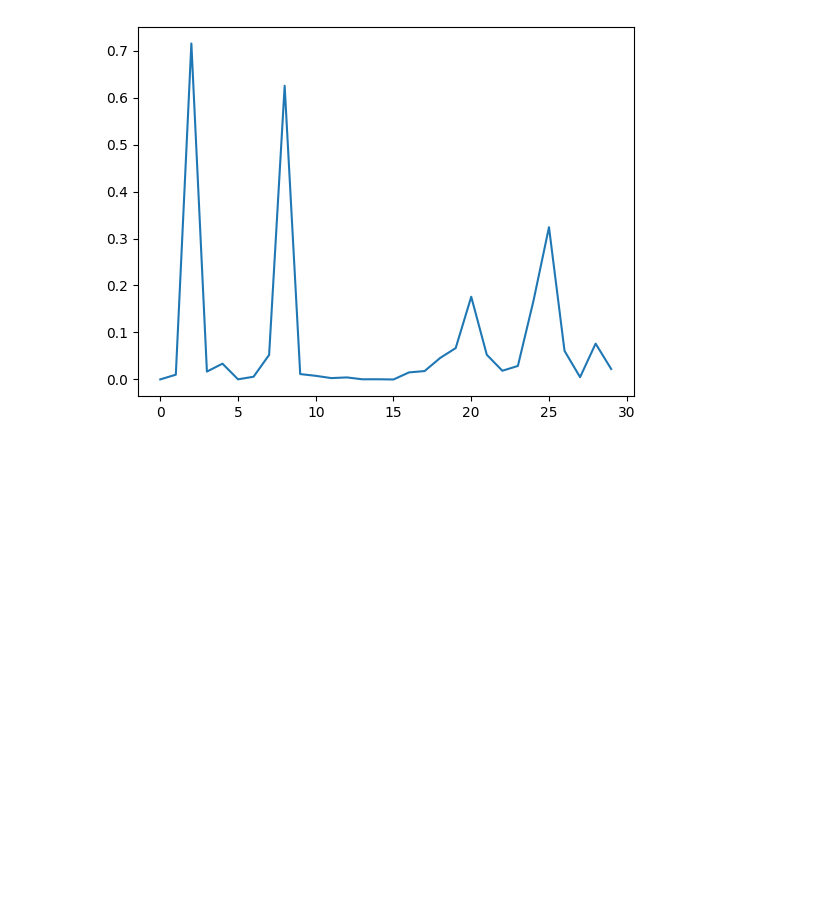
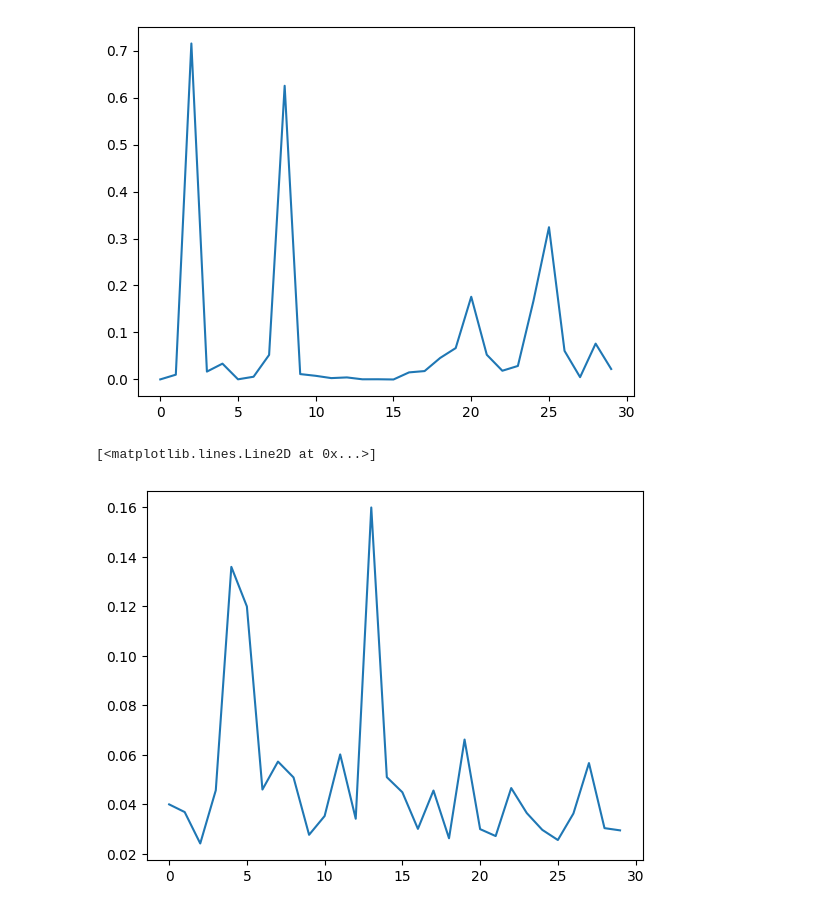
Before and after one commit to mlsacbvp/Music-Recommendation-system, a Jupyter notebook: Recomneder.ipynb, the cells around one changed output. Cells and saved outputs as stored; diff of their text form; code cells hidden in the pictures; blank space fills up the shorter version.

Commit message:
Speechiness

```diff
--- a/Recomneder.ipynb
+++ b/Recomneder.ipynb
@@ -68,3 +68,9 @@ plt.plot(df['acousticness'])
 # %% [output]
 [<matplotlib.lines.Line2D at 0x...>]
 [figure]
+# %%
+
+plt.plot(df['speechiness'])
+# %% [output]
+[<matplotlib.lines.Line2D at 0x...>]
+[figure, added]
```
